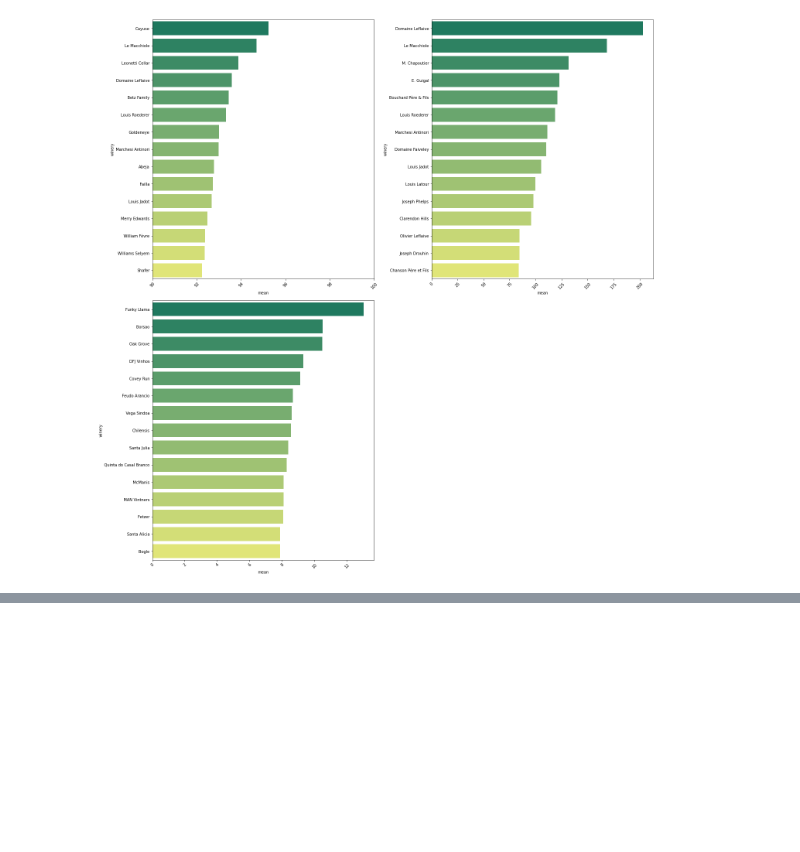
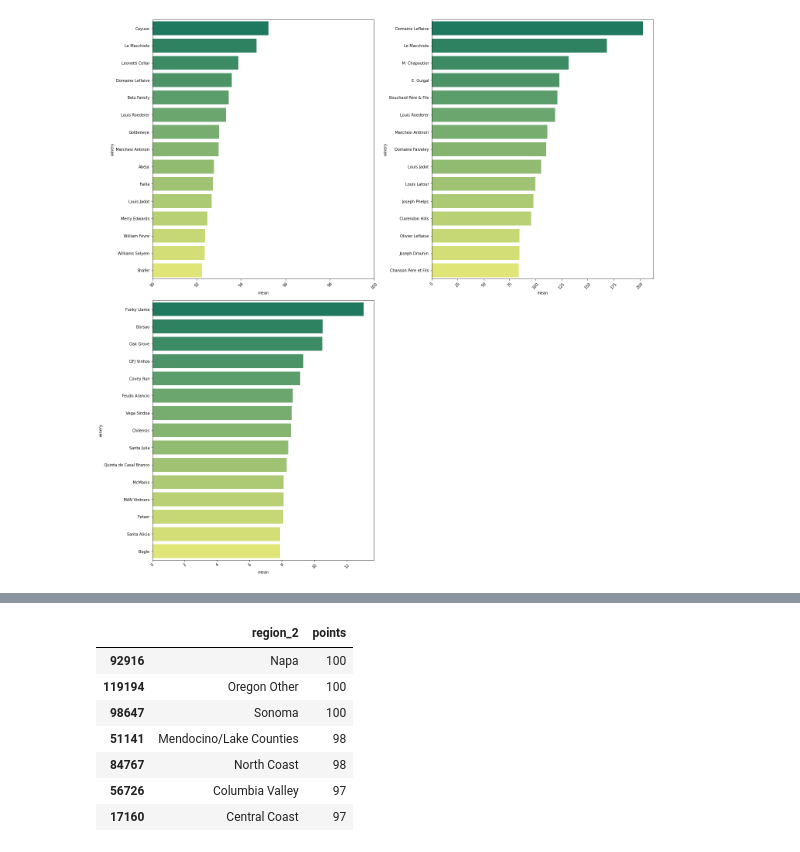
Before and after one commit to Jeongho-cho/Wine_review, a Jupyter notebook: Wine.ipynb, the cells around one changed output, grey strips where cells are left out. Cells and saved outputs as stored; diff of their text form; code cells hidden in the pictures; blank space fills up the shorter version.

```diff
--- a/Wine.ipynb
+++ b/Wine.ipynb
@@ -310,0 +417,12 @@ plt.xticks(rotation = 45);
+# %%
+wn_re_rg = wn_re[['region_2','points']].sort_values(by = 'points',ascending = False).dropna()
+wn_re_rg[wn_re_rg['points']> 96].drop_duplicates(['region_2'])
+# %% [output]
+|  | region_2 | points |
+| 92916 | Napa | 100 |
+| 119194 | Oregon Other | 100 |
+| 98647 | Sonoma | 100 |
+| 51141 | Mendocino/Lake Counties | 98 |
+| 84767 | North Coast | 98 |
+| 56726 | Columbia Valley | 97 |
+| 17160 | Central Coast | 97 |
```
Also changed, not shown: parts of 9 cells of this notebook, 1 other file.
